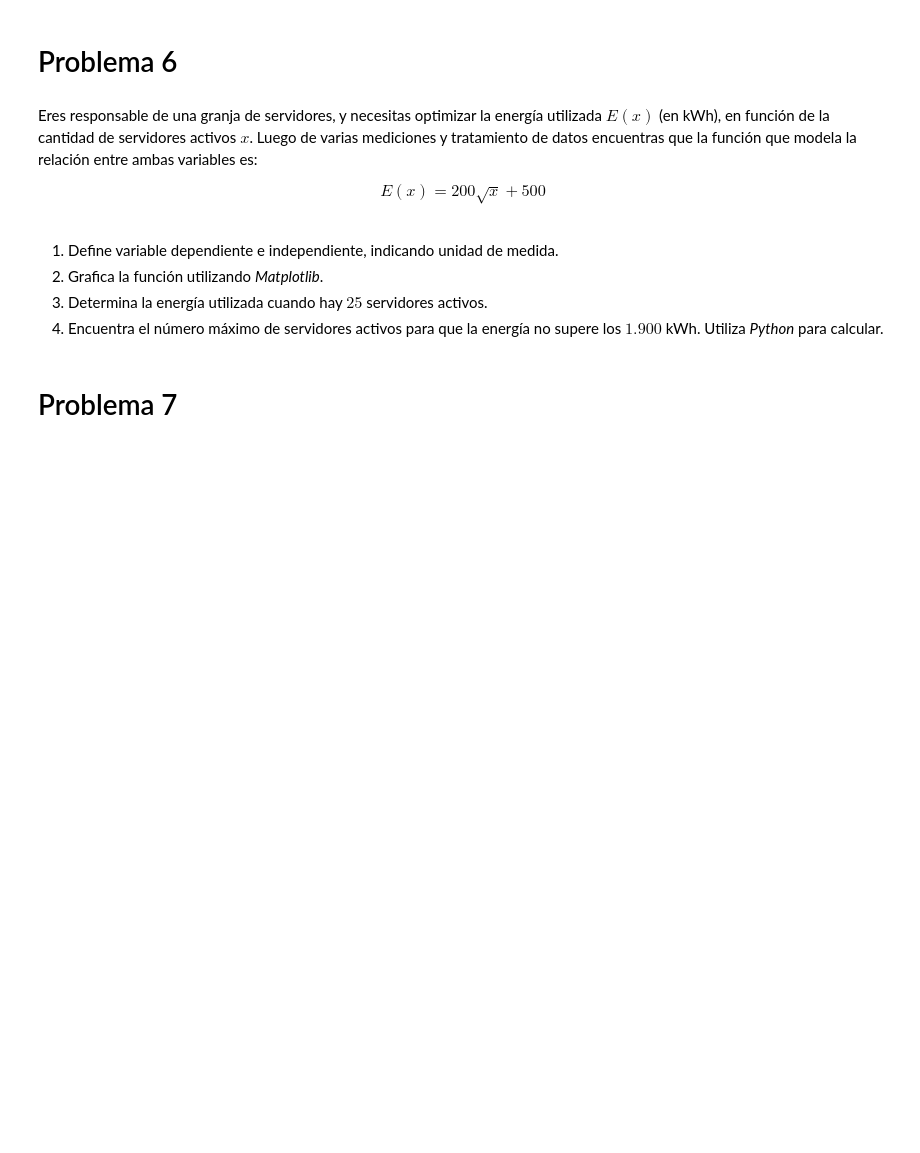
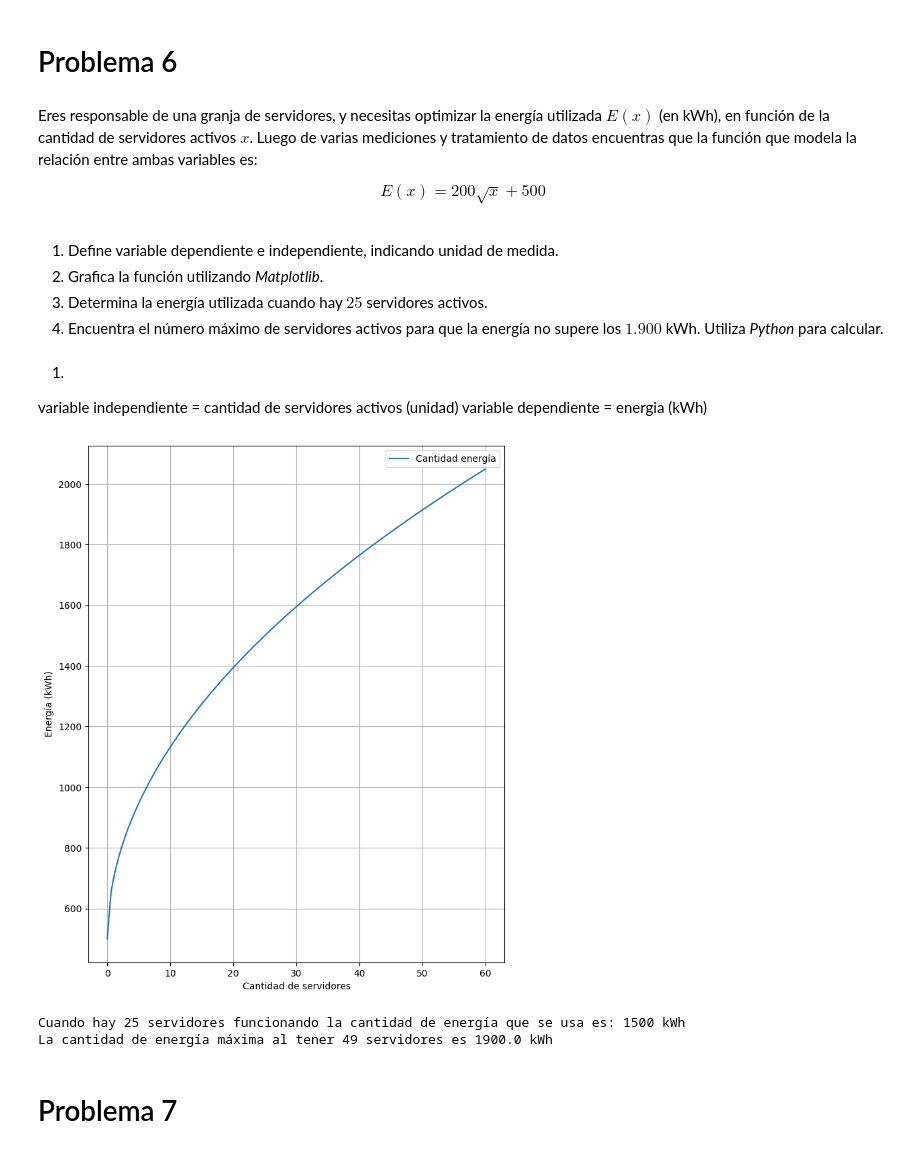
Before and after one commit to Lucianoridlf/FPY1101, a Jupyter notebook: Unidad 1/G3_Aplicaciones_de_funciones.ipynb, the cells around one changed output. Saved outputs shown, nothing was run; the diff lists cells and outputs as text; code cells hidden in the pictures; blank space fills up the shorter version.

```diff
--- a/Unidad 1/G3_Aplicaciones_de_funciones.ipynb
+++ b/Unidad 1/G3_Aplicaciones_de_funciones.ipynb
@@ -176,6 +176,41 @@ $$E(x) = 200 \sqrt x + 500$$
 2. Grafica la función utilizando *Matplotlib*.
 3. Determina la energía utilizada cuando hay $25$ servidores activos.
 4. Encuentra el número máximo de servidores activos para que la energía no supere los $1.900$ kWh. Utiliza *Python* para calcular.
+# %% [markdown]
+1.
+variable independiente = cantidad de servidores activos (unidad)
+variable dependiente = energia (kWh)
+# %%
+def E(x):
+    return 200 * np.sqrt(x) + 500
+
+mod = np.linspace(0,60,100)
+
+
+plt.figure(figsize= (8,10))
+plt.plot(mod, E(mod), label= "Cantidad energía")
+plt.legend()
+plt.xlabel("Cantidad de servidores")
+plt.ylabel("Energía (kWh)")
+plt.grid(True)
+plt.show()
+# %% [output]
+[figure, added]
+# %%
+3.
+
+print(f'Cuando hay 25 servidores funcionando la cantidad de energía que se usa es: {E(25):.0f} kWh')
+
+4.
+def e(x):
+    return E(x) - 1900
+
+sol_6 = fsolve(e,60)
+
+print(f'La cantidad de energía máxima al tener 49 servidores es {E(49)} kWh')
+# %% [output]
+Cuando hay 25 servidores funcionando la cantidad de energía que se usa es: 1500 kWh
+La cantidad de energía máxima al tener 49 servidores es 1900.0 kWh
 # %% [markdown]
 # Problema 7
 # %% [markdown]
```
Also changed, not shown: parts of 3 cells of this notebook.
